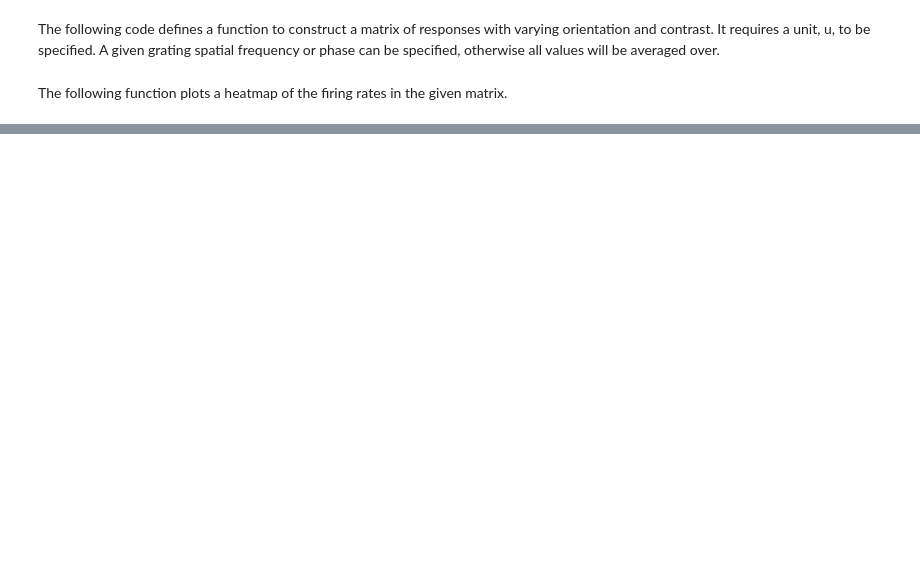
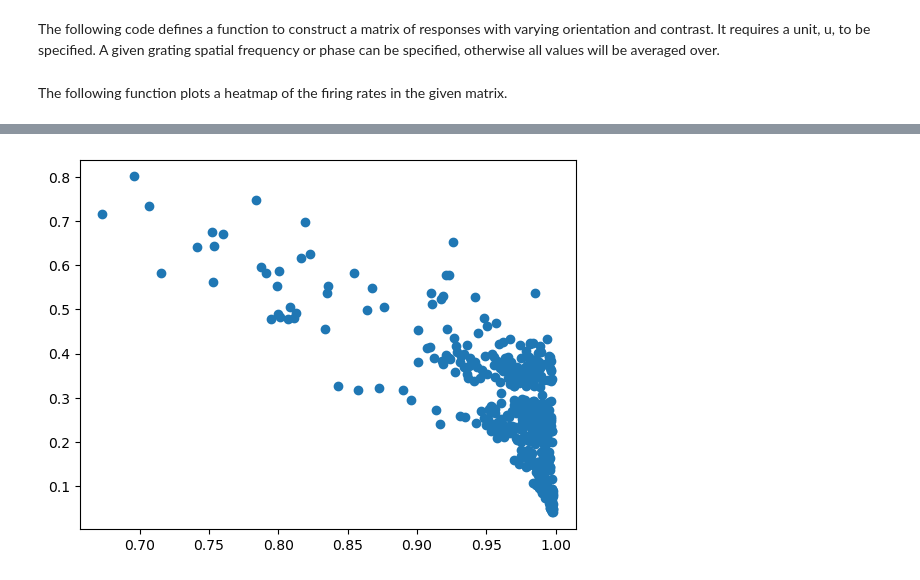
Before and after one commit to mhr36/Neural-Data-Analysis-2, a Jupyter notebook: Code/Contrast-Invariance.ipynb, the cells around one changed output, grey strips where cells are left out. Cells and saved outputs as stored; diff of their text form; code cells hidden in the pictures; blank space fills up the shorter version.

```diff
--- a/Code/Contrast-Invariance.ipynb
+++ b/Code/Contrast-Invariance.ipynb
@@ -88,0 +130,17 @@ oc_heatmap(M)
+# %%
+pc1_list = []
+struct_list = []
+
+for u in units:
+    for spf in spatial_frequencies:
+        M, Sd = oc_matrix(u, spf)
+        pc1, res, mag = first_pc(M)
+
+        pc1_list.append(mag)
+        struct_list.append(structure(res, Sd))
+        #print(structure(res, Sd))
+# %%
+plt.scatter(pc1_list, struct_list)
+plt.show()
+# %% [output]
+[figure, added]
```
Also changed, not shown: parts of 11 cells of this notebook.
